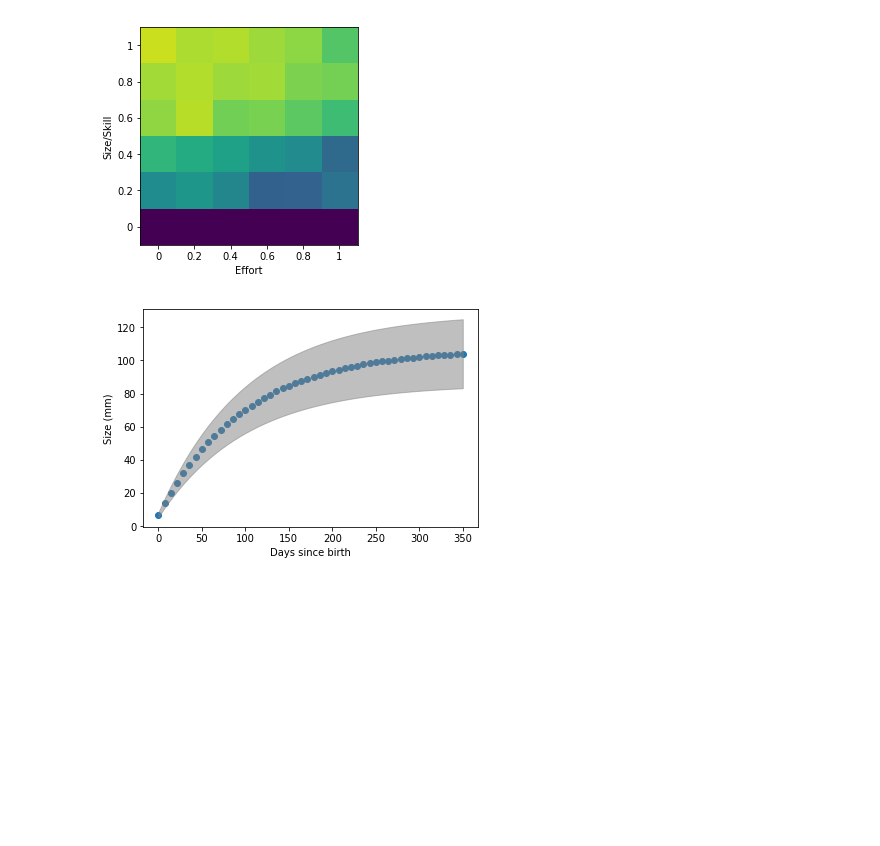
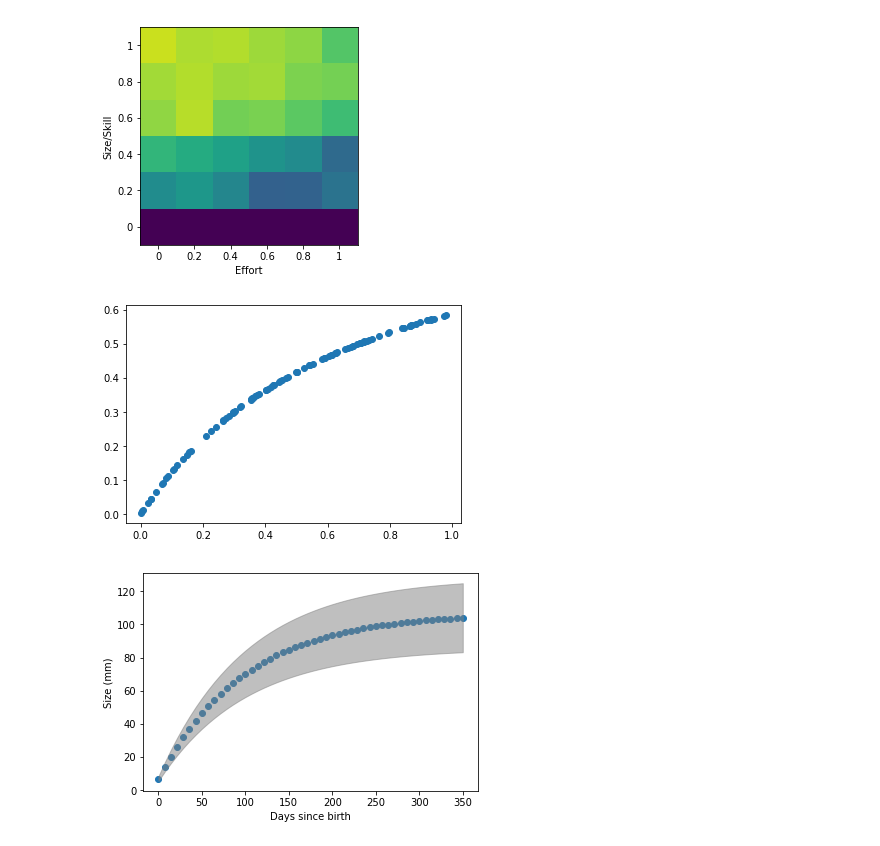
Before and after one commit to aperkes/BayesBattleBots, a Jupyter notebook: BayesFights.ipynb, the cells around one changed output. Drawn from its saved outputs; the diff is of its cells as text; code cells hidden in the pictures; blank space fills up the shorter version.

```diff
--- a/BayesFights.ipynb
+++ b/BayesFights.ipynb
@@ -11,7 +11,7 @@ import plotly.express as px
 import numpy as np
 import pandas as pd
 # %%
-output = np.load('./results_array.npy')
+output = np.load('./results_HH.npy')
 print(output.shape)
 
 #even_list = [0,.25,.50,.75,1]
@@ -119,6 +119,20 @@ from sklearn.metrics import auc
 
 import matplotlib.pyplot as plt
 from matplotlib import cm
+# %%
+a = np.random.random(100)
+b = np.random.random(100)
+b = np.ones(100) *.7
+c = np.zeros_like(a)
+d = np.zeros_like(a)
+for i in range(len(a)):
+    c[i] = min([a[i],b[i]])
+    d[i] = max([a[i],b[i]])
+fig,ax = plt.subplots()
+ax.scatter(a,a/(a+b))
+fig.show()
+# %% [output]
+[figure, added]
 # %%
 ## Prior function
 
```
Also changed, not shown: parts of 1 cell of this notebook, 7 other files.
